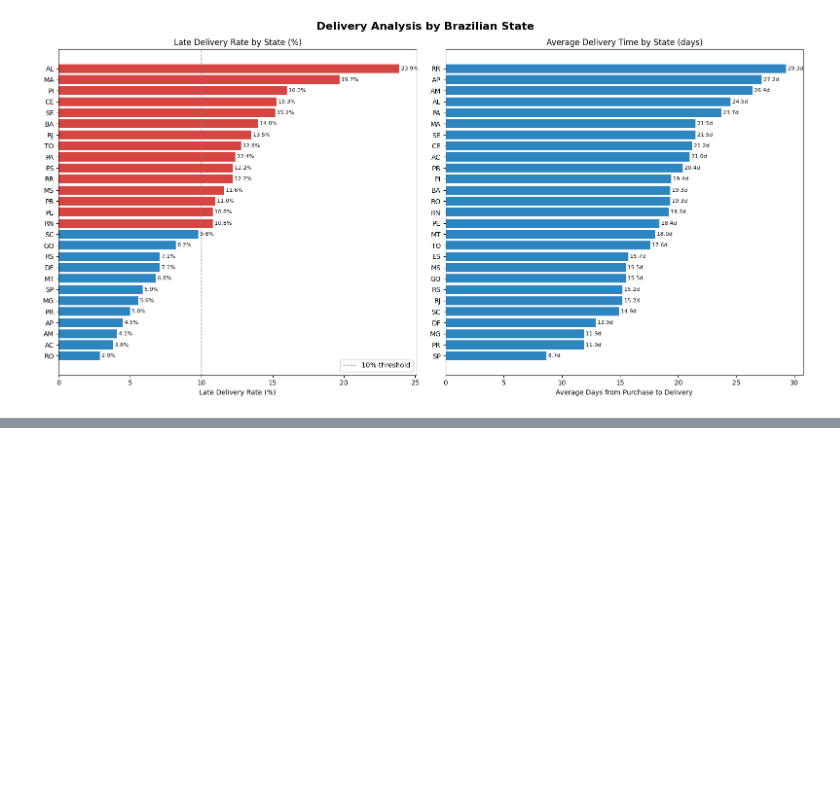
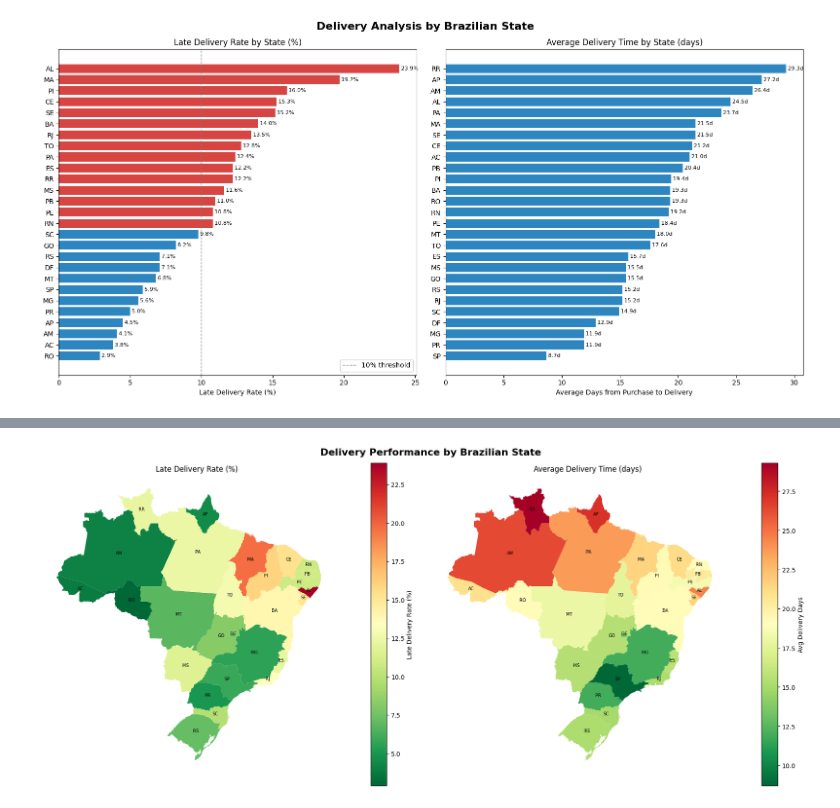
Before and after one commit to marinoalfonso/olist-ecommerce-analysis, a Jupyter notebook: notebooks/analysis.ipynb, the cells around one changed output, grey strips where cells are left out. Saved outputs shown, nothing was run; the diff lists cells and outputs as text; code cells hidden in the pictures; blank space fills up the shorter version.

Commit message:
Add delivery map

```diff
--- a/notebooks/analysis.ipynb
+++ b/notebooks/analysis.ipynb
@@ -165,3 +165,15 @@ plt.tight_layout()
 plt.show()
 # %% [output]
 [figure]
+# %%
+import geopandas as gpd
+import matplotlib.pyplot as plt
+from matplotlib.colors import LinearSegmentedColormap
+
+# Carica la shapefile degli stati brasiliani
+url = "https://raw.githubusercontent.com/codeforamerica/click_that_hood/master/public/data/brazil-states.geojson"
+brazil_states = gpd.read_file(url)
+
+# Vedi le colonne disponibili
+print(brazil_states.columns.tolist())
+print(brazil_states["sigla"].head())
@@ -167,0 +188,59 @@ plt.show()
+# %%
+# Merge tra geodataframe e dati di consegna
+brazil_merged = brazil_states.merge(
+    df_delivery[["customer_state", "percentuale_ritardo", "giorni_medi_consegna"]],
+    left_on="sigla",
+    right_on="customer_state",
+    how="left"
+)
+
+# ── Mappa — percentuale ritardo per stato ────────────────────
+fig, axes = plt.subplots(1, 2, figsize=(18, 8))
+fig.suptitle("Delivery Performance by Brazilian State", fontsize=16, fontweight="bold")
+
+# Mappa 1 — percentuale ritardo
+brazil_merged.plot(
+    column="percentuale_ritardo",
+    ax=axes[0],
+    legend=True,
+    cmap="RdYlGn_r",
+    missing_kwds={"color": "lightgray"},
+    legend_kwds={"label": "Late Delivery Rate (%)"}
+)
+axes[0].set_title("Late Delivery Rate (%)")
+axes[0].axis("off")
+
+# Aggiunge le sigle degli stati sulla mappa
+for idx, row in brazil_merged.iterrows():
+    if row["geometry"] is not None:
+        axes[0].annotate(
+            row["sigla"],
+            xy=(row["geometry"].centroid.x, row["geometry"].centroid.y),
+            ha="center", fontsize=7, color="black"
+        )
+
+# Mappa 2 — giorni medi di consegna
+brazil_merged.plot(
+    column="giorni_medi_consegna",
+    ax=axes[1],
+    legend=True,
+    cmap="RdYlGn_r",
+    missing_kwds={"color": "lightgray"},
+    legend_kwds={"label": "Avg Delivery Days"}
+)
+axes[1].set_title("Average Delivery Time (days)")
+axes[1].axis("off")
+
+for idx, row in brazil_merged.iterrows():
+    if row["geometry"] is not None:
+        axes[1].annotate(
+            row["sigla"],
+            xy=(row["geometry"].centroid.x, row["geometry"].centroid.y),
+            ha="center", fontsize=7, color="black"
+        )
+
+plt.tight_layout()
+#plt.savefig("output/brazil_delivery_map.png", dpi=150, bbox_inches="tight")
+plt.show()
+# %% [output]
+[figure, added]
```
Also changed, not shown: parts of 1 cell of this notebook.
